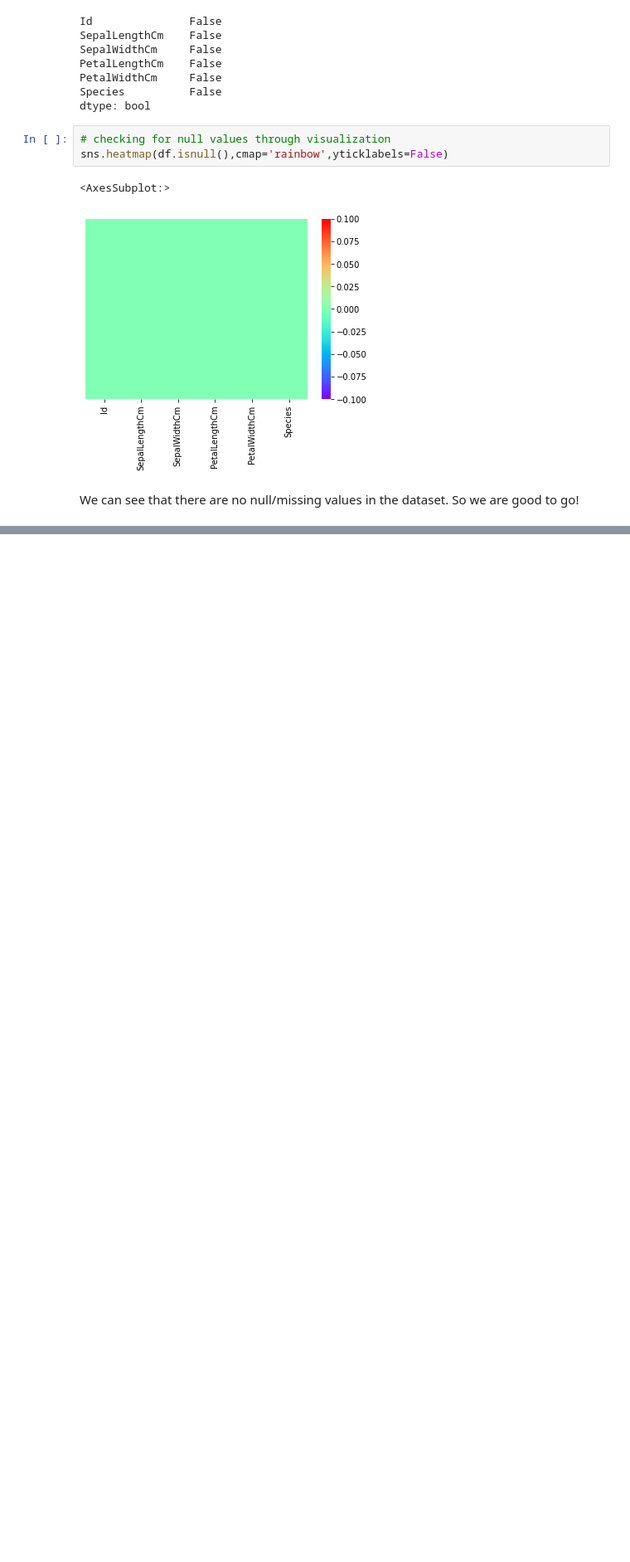
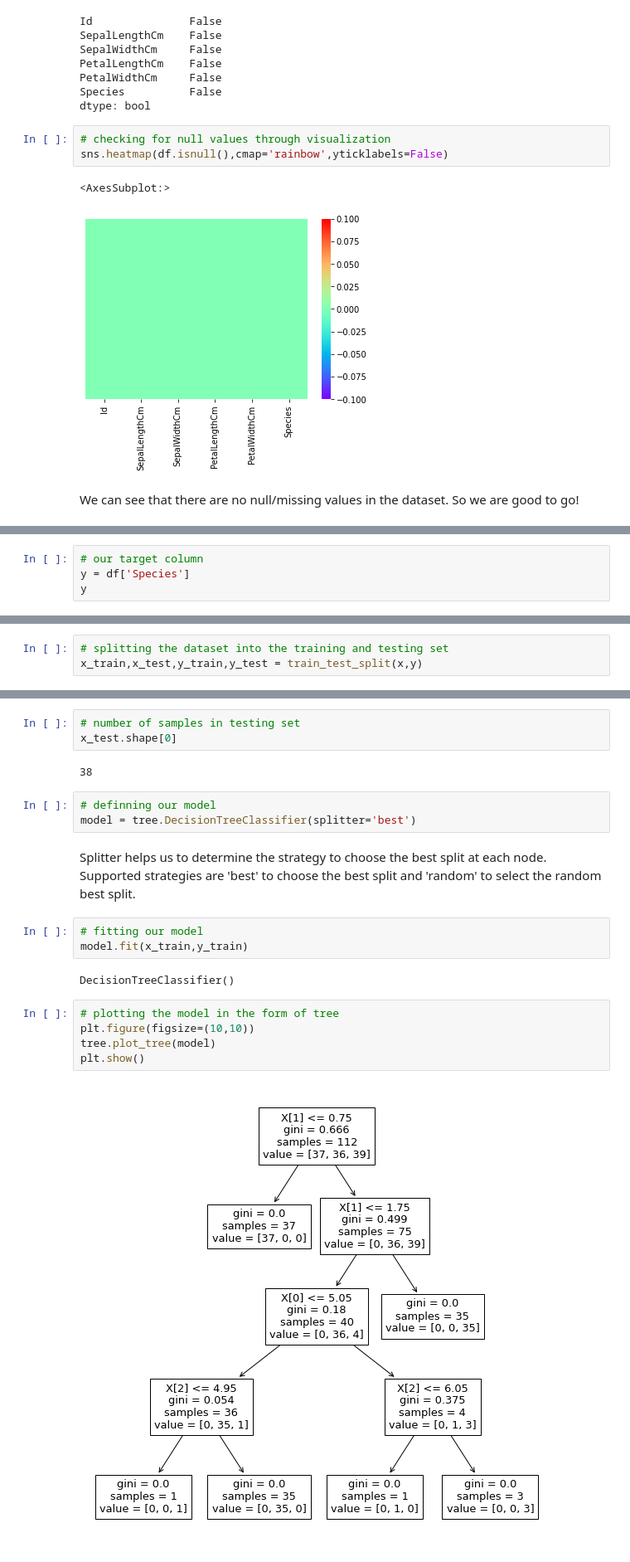
Before and after one commit to prakharjadaun/ML-Learn-With-Me, a Jupyter notebook: 08 - Understanding Decision Trees and Random Forest.ipynb, the cells around one changed output, grey strips where cells are left out. Shown at 83% size. Saved outputs shown, nothing was run; the diff lists cells and outputs as text; blank space fills up the shorter version.

Commit message:
Decision tree final

```diff
--- a/08 - Understanding Decision Trees and Random Forest.ipynb
+++ b/08 - Understanding Decision Trees and Random Forest.ipynb
@@ -78,0 +116,4 @@ We can see that there are no null/missing values in the dataset. So we are good
+# %%
+# our target column
+y = df['Species']
+y
@@ -78,0 +138,3 @@ We can see that there are no null/missing values in the dataset. So we are good
+# %%
+# splitting the dataset into the training and testing set
+x_train,x_test,y_train,y_test = train_test_split(x,y)
@@ -78,0 +146,22 @@ We can see that there are no null/missing values in the dataset. So we are good
+# %%
+# number of samples in testing set
+x_test.shape[0]
+# %% [output]
+38
+# %%
+# definning our model
+model = tree.DecisionTreeClassifier(splitter='best')
+# %% [markdown]
+Splitter helps us to determine the strategy to choose the best split at each node. Supported strategies are 'best' to choose the best split and 'random' to select the random best split.
+# %%
+# fitting our model
+model.fit(x_train,y_train)
+# %% [output]
+DecisionTreeClassifier()
+# %%
+# plotting the model in the form of tree
+plt.figure(figsize=(10,10))
+tree.plot_tree(model)
+plt.show()
+# %% [output]
+[figure, added]
```
Also changed, not shown: parts of 11 cells of this notebook.
